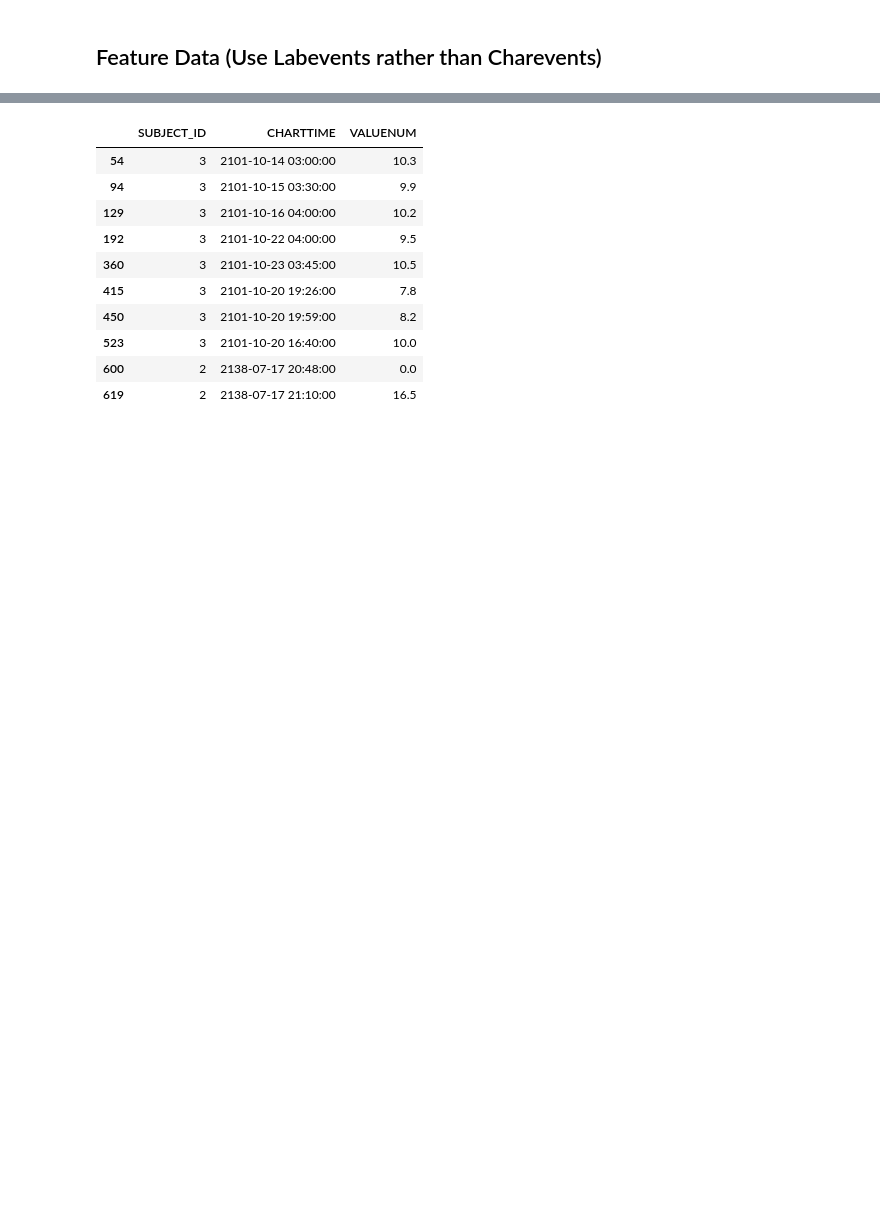
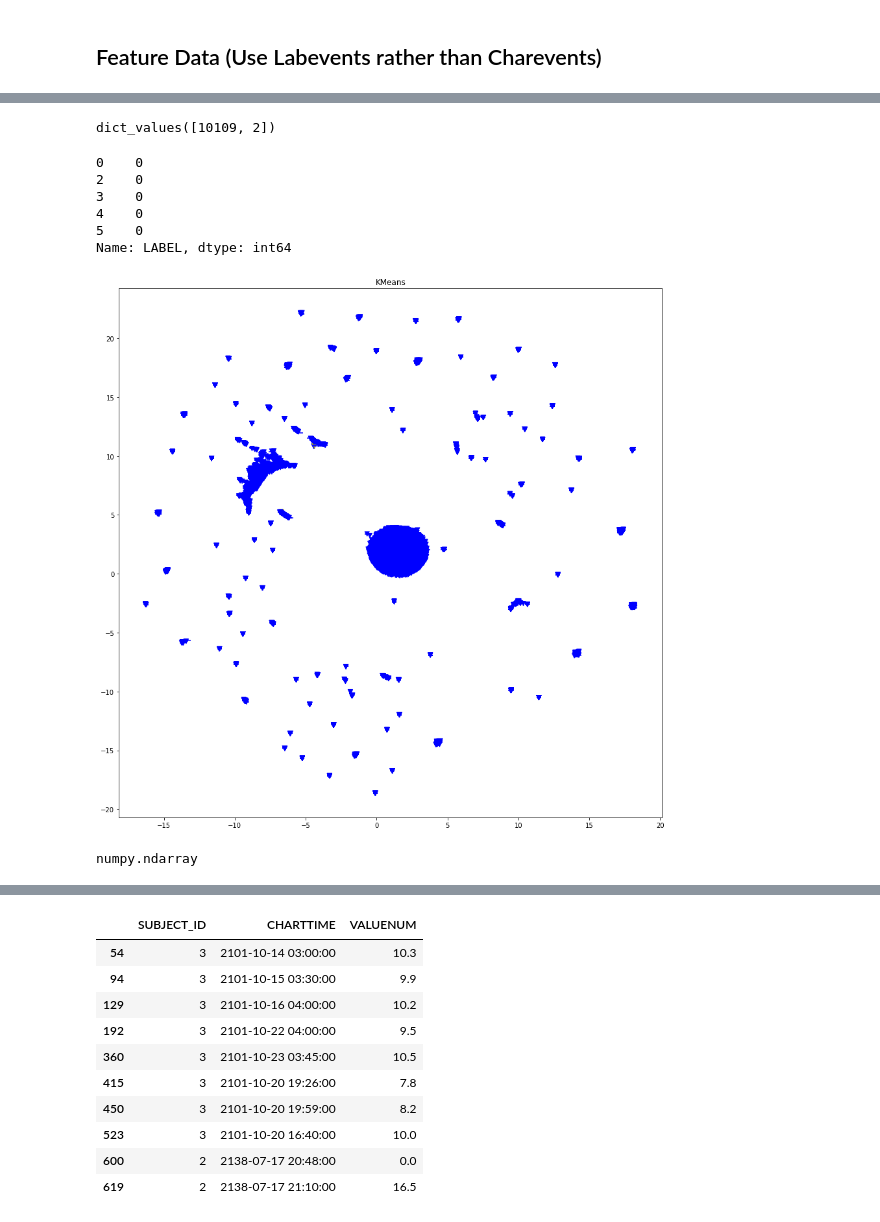
Before and after one commit to liuzi/Clinic-Analysis, a Jupyter notebook: Clustering.ipynb, the cells around one changed output, grey strips where cells are left out. Saved outputs shown, nothing was run; the diff lists cells and outputs as text; code cells hidden in the pictures; blank space fills up the shorter version.

```diff
--- a/Clustering.ipynb
+++ b/Clustering.ipynb
@@ -130,0 +172,3 @@ feature_filtered_df = labevet_detailed_df[(labevet_detailed_df.ITEMID == 51222)]
+# %%
+data_preprocessing.read_diagnoses()
+actual_label = data_preprocessing.get_labels()
@@ -130,0 +184,3 @@ feature_filtered_df = labevet_detailed_df[(labevet_detailed_df.ITEMID == 51222)]
+# %%
+all_users_list = pd.DataFrame({'SUBJECT_ID': test.index})
+all_users_list.head()
@@ -130,0 +194,4 @@ feature_filtered_df = labevet_detailed_df[(labevet_detailed_df.ITEMID == 51222)]
+# %%
+# len(all_users_list)
+actual_labels = pd.merge(all_users_list,actual_label,how='left',on='SUBJECT_ID')
+len(actual_labels)
@@ -130,0 +200,3 @@ feature_filtered_df = labevet_detailed_df[(labevet_detailed_df.ITEMID == 51222)]
+# %%
+actual_labels = actual_labels.fillna(0)
+actual_labels.head()
@@ -130,0 +210,15 @@ feature_filtered_df = labevet_detailed_df[(labevet_detailed_df.ITEMID == 51222)]
+# %%
+from sklearn.cluster import KMeans
+
+kmeans = KMeans(n_clusters=2, random_state=0).fit(test_nona)
+kmeans.labels_
+
+kmeans.cluster_centers_
+
+y_pred = KMeans(n_clusters=2, random_state=0).fit_predict(test_nona)
+y_pred
+from collections import Counter
+Counter(y_pred).values()
+# list(set(y_pred))
+# %% [output]
+dict_values([10109, 2])
@@ -130,0 +241,19 @@ feature_filtered_df = labevet_detailed_df[(labevet_detailed_df.ITEMID == 51222)]
+# %%
+# actual_labels['LABEL'] = actual_labels['LABEL'].astype(int)
+# actual_labels['PREDICTED']=y_pred
+# actual_labels['X0']=embedding[:,0]
+# actual_labels['X1']=embedding[:,1]
+# actual_labels[:10]
+# # pd.concat([y_pred, actual_labels['LABEL'].astype(int)],axis=1).head()
+# # embedding.tolist()
+# true_X = actual_labels[actual_labels['LABEL']==0]
+# false_X = actual_labels[actual_labels['LABEL']==1]
+# true_X.head()
+true_X['LABEL'].head()
+# %% [output]
+0    0
+2    0
+3    0
+4    0
+5    0
+Name: LABEL, dtype: int64
@@ -130,0 +262,33 @@ feature_filtered_df = labevet_detailed_df[(labevet_detailed_df.ITEMID == 51222)]
+# %%
+
+colors = ['b','y']
+actual_labels['LABEL'].astype(int)
+
+
+
+# marker=[markers[x] for x in actual_labels['LABEL'].astype(int)]
+plt.figure(figsize=(15, 15))
+# for i in range(len(embedding)):
+#     plt.scatter(embedding[i,0], embedding[i,1],
+#                 c = colors[y_pred[i]],
+#                 marker = markers[int(actual_labels['LABEL'][i])])
+plt.scatter(true_X['X0'],true_X['X1'],c=[colors[x] for x in true_X['PREDICTED']],marker="v",s=50)
+plt.scatter(false_X['X0'],false_X['X1'],c=[colors[x] for x in false_X['PREDICTED']],marker="_",s=50)
+#             ,marker=actual_labels['LABEL'].astype(int))
+# [markers[x] for x in actual_labels['LABEL'].astype(int)]
+
+
+plt.title("KMeans")
+plt.show()
+
+# l1 = [1,0,1,1,1,1,0,0,1,0,1,0,0,0,1]
+
+# [markers[x] for x in actual_labels['LABEL'].astype(int)]
+# actual_labels.head()
+# y_pred
+# %% [output]
+[figure, added]
+# %%
+type(y_pred)
+# %% [output]
+numpy.ndarray
```
Also changed, not shown: parts of 37 cells of this notebook, 4 other files.
